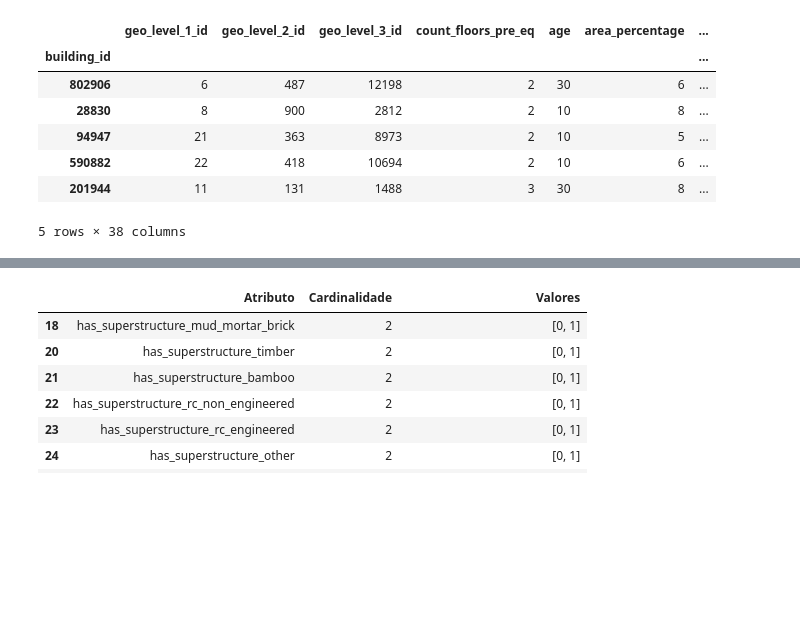
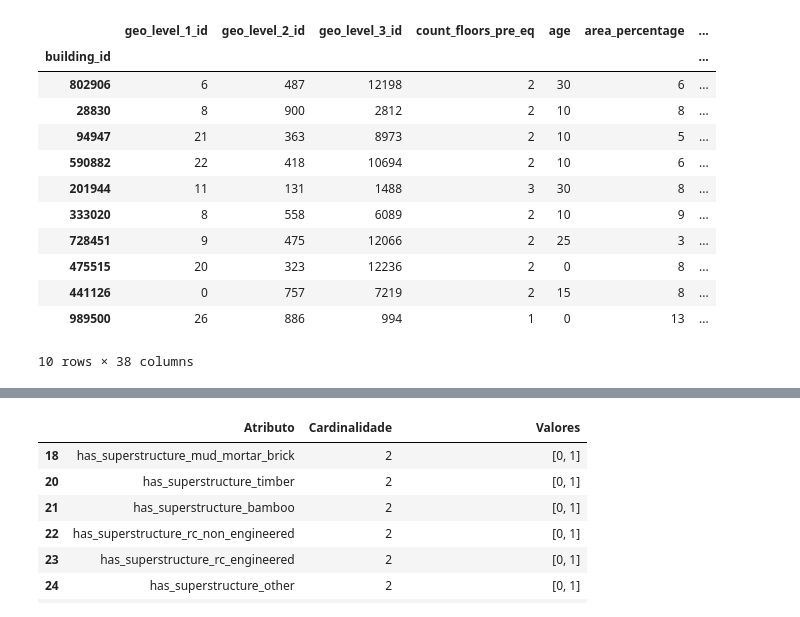
Before and after one commit to Carne-de-Pescoco/Modeling-Earthquake, a Jupyter notebook: notebooks/1_business_understanding_suto.ipynb, the cells around one changed output, grey strips where cells are left out. Drawn from its saved outputs; the diff is of its cells as text; code cells hidden in the pictures; blank space fills up the shorter version.

```diff
--- a/notebooks/1_business_understanding_suto.ipynb
+++ b/notebooks/1_business_understanding_suto.ipynb
@@ -8,13 +8,18 @@ os.chdir("../src/")
 from utils.data_prep import data_prep as dp
 # %%
 X_train = pd.read_csv("../data/train_values.csv", index_col=0)
-X_train.head()
+X_train.head(10)
 # %% [output]
 |  | geo_level_1_id | geo_level_2_id | geo_level_3_id | count_floors_pre_eq | age | area_percentage | ... |
 | building_id |  |  |  |  |  |  | ... |
 | 802906 | 6 | 487 | 12198 | 2 | 30 | 6 | ... |
 | 28830 | 8 | 900 | 2812 | 2 | 10 | 8 | ... |
 | 94947 | 21 | 363 | 8973 | 2 | 10 | 5 | ... |
 | 590882 | 22 | 418 | 10694 | 2 | 10 | 6 | ... |
 | 201944 | 11 | 131 | 1488 | 3 | 30 | 8 | ... |
+| 333020 | 8 | 558 | 6089 | 2 | 10 | 9 | ... |
+| 728451 | 9 | 475 | 12066 | 2 | 25 | 3 | ... |
+| 475515 | 20 | 323 | 12236 | 2 | 0 | 8 | ... |
+| 441126 | 0 | 757 | 7219 | 2 | 15 | 8 | ... |
+| 989500 | 26 | 886 | 994 | 1 | 0 | 13 | ... |
-5 rows × 38 columns
+10 rows × 38 columns
```
Also changed, not shown: parts of 3 cells of this notebook, 1 other file.
